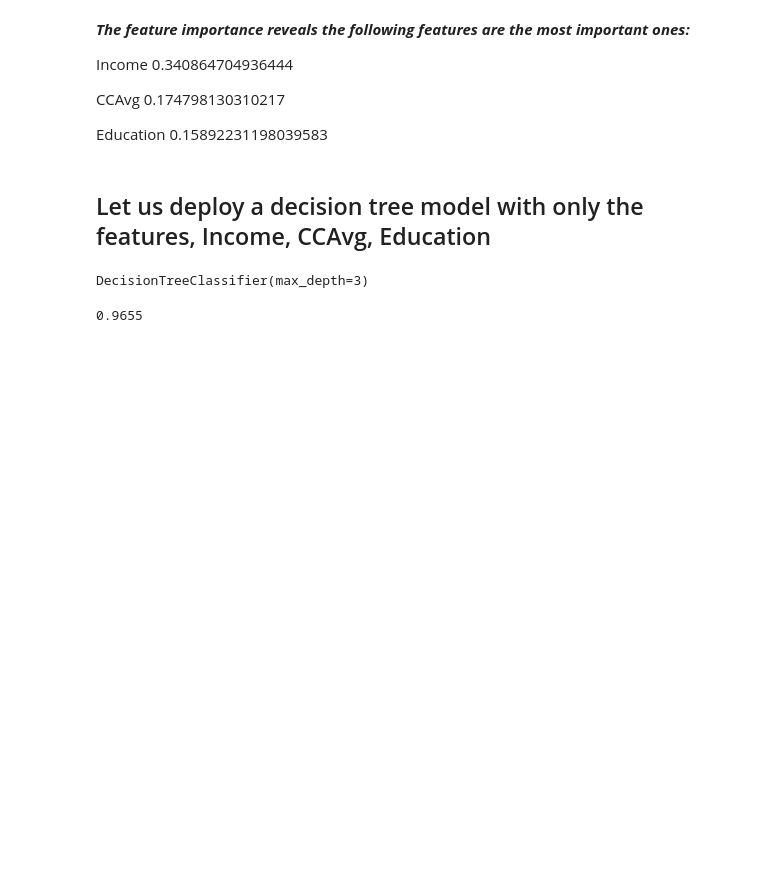
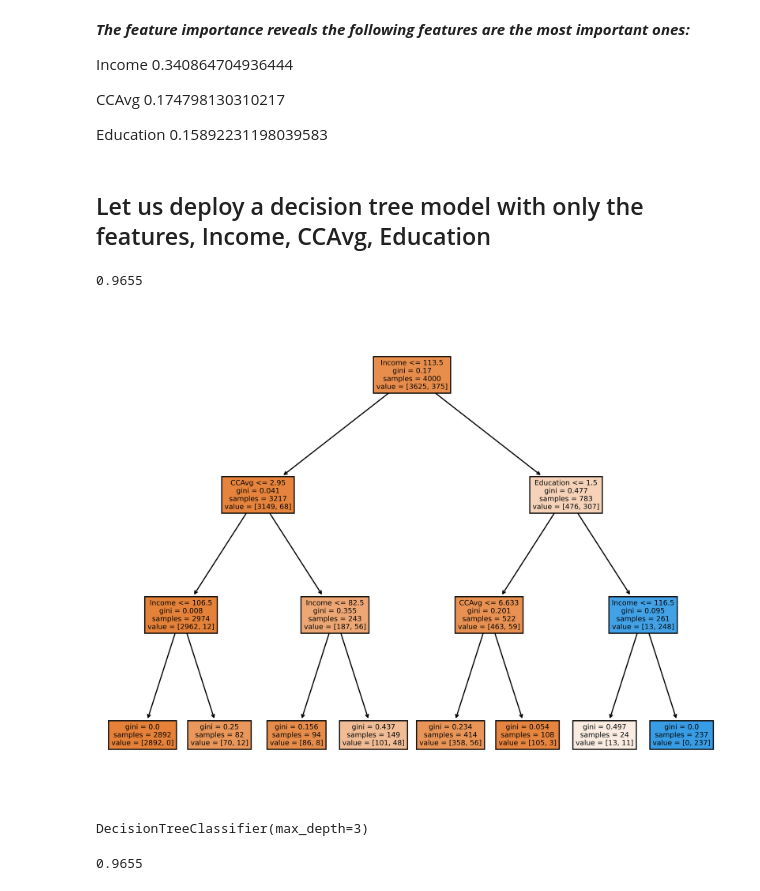
Before and after one commit to Gurunjai/LetsUpgrade-AI-ML, a Jupyter notebook: Day24/BankPersonalLoan/BankPersonalLoan_LogisticReg.ipynb, the cells around one changed output. Cells and saved outputs as stored; diff of their text form; code cells hidden in the pictures; blank space fills up the shorter version.

```diff
--- a/Day24/BankPersonalLoan/BankPersonalLoan_LogisticReg.ipynb
+++ b/Day24/BankPersonalLoan/BankPersonalLoan_LogisticReg.ipynb
@@ -200,6 +200,7 @@ memory usage: 375.0 KB
 # %%
 def personalloan_data_prepare(data):
     np = Pipeline([
+        ('imputer', SimpleImputer()),
         ('std scaler', StandardScaler()),
     ])
 
@@ -431,13 +432,27 @@ Education 0.15892231198039583
 ## Let us deploy a decision tree model with only the features, Income, CCAvg, Education
 # %%
 cols = ['Income', 'CCAvg', 'Education']
-
 tree_reg.max_depth=3
-X_imp_prepared = personalloan_data_prepare(X_train[cols])
-
-tree_reg.fit(X_imp_prepared, y_train)
-# %% [output]
-DecisionTreeClassifier(max_depth=3)
+# %%
+tree_reg.fit(X_train[cols], y_train)
+
+tree_reg.score(X_train[cols], y_train)
+# %% [output]
+0.9655
+# %%
+fig, axs = plt.subplots(1, 1, figsize=(10, 8), dpi=600)
+
+plot_tree(tree_reg, feature_names=cols, filled=True)
+
+fig.savefig("dtree_orgvalues.png")
+# %% [output]
+[figure, added]
+# %%
+X_imp_prepared = personalloan_data_prepare(X_train[cols])
+
+tree_reg.fit(X_imp_prepared, y_train)
+# %% [output]
+DecisionTreeClassifier(max_depth=3)
 # %%
 tree_reg.score(X_imp_prepared, y_train)
 # %% [output]
```
Also changed, not shown: parts of 4 cells of this notebook, 1 other file.
